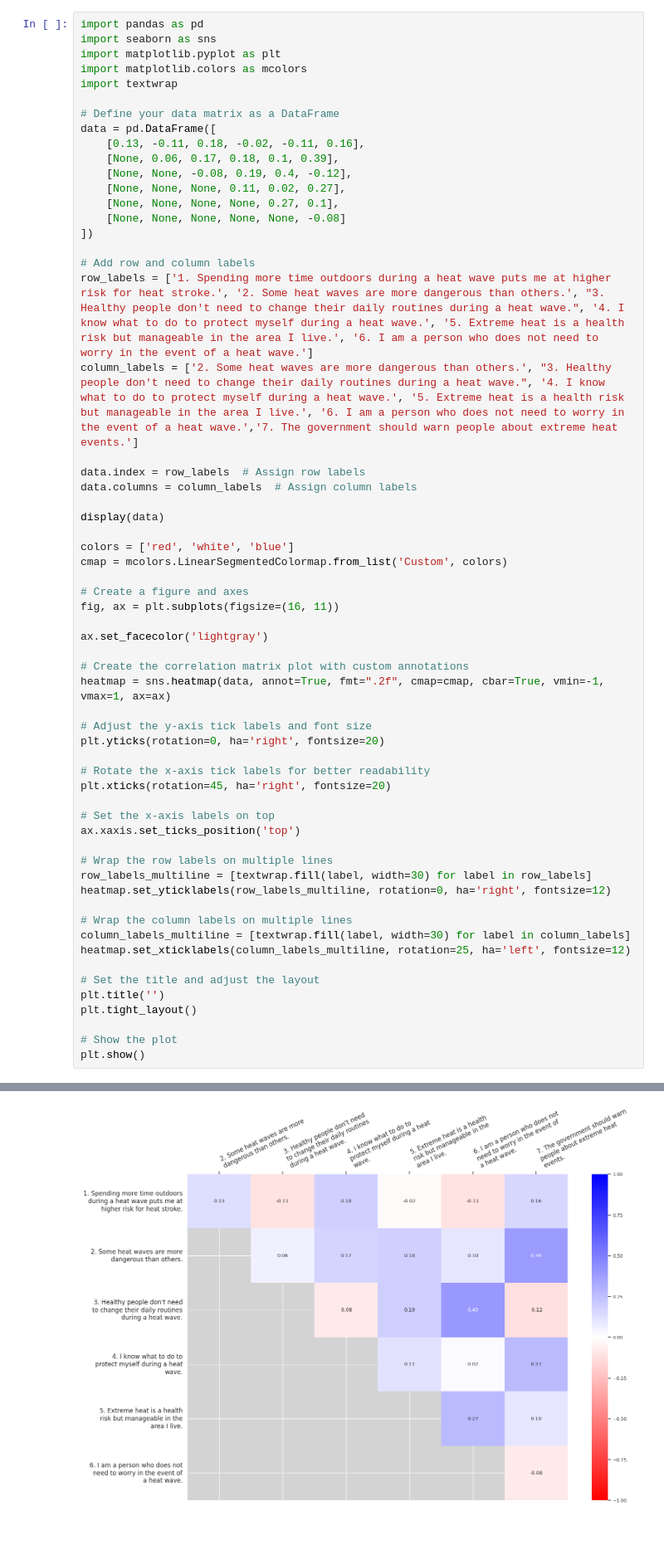
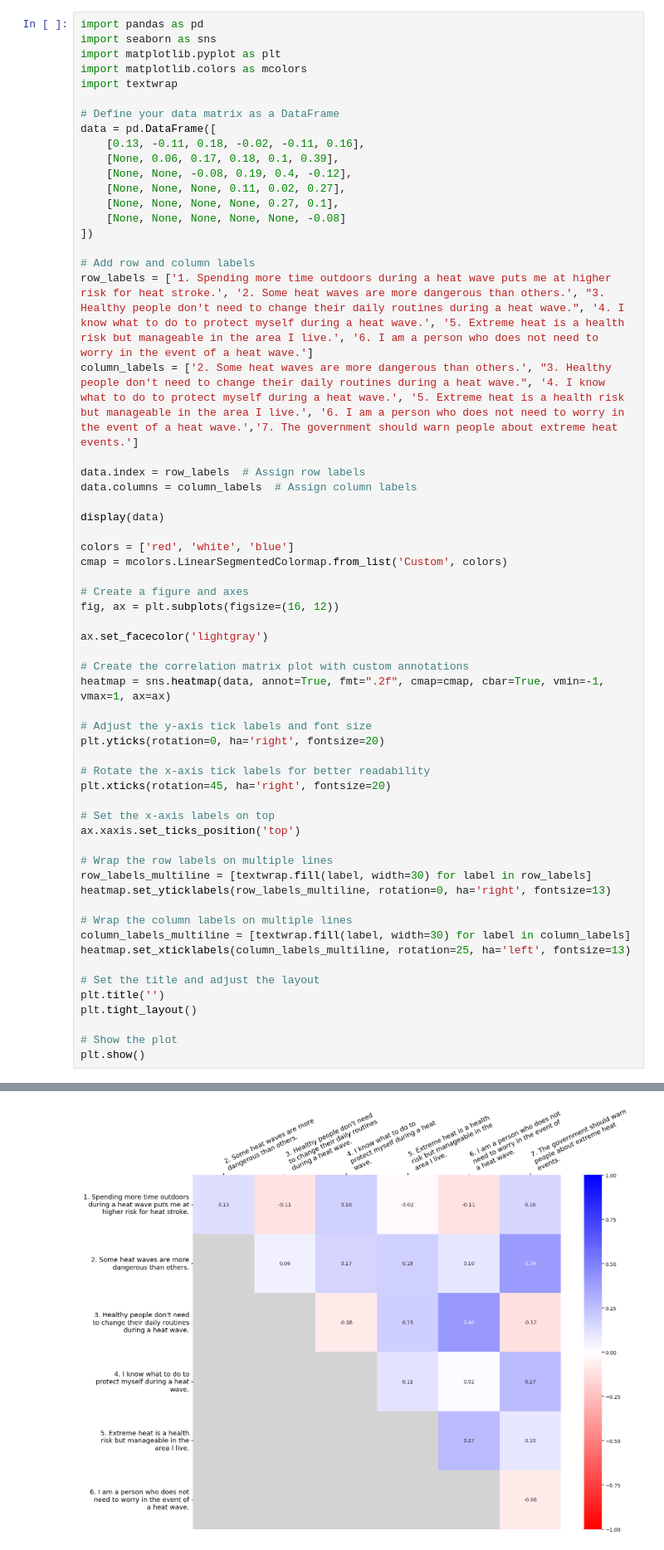
Before and after one commit to mfinke17/Python, a Jupyter notebook: AR_JM_corrheatmap.ipynb, the cells around one changed output, grey strips where cells are left out. Shown at 83% size. Saved outputs shown, nothing was run; the diff lists cells and outputs as text.

```diff
--- a/AR_JM_corrheatmap.ipynb
+++ b/AR_JM_corrheatmap.ipynb
@@ -30,7 +30,7 @@ colors = ['red', 'white', 'blue']
 cmap = mcolors.LinearSegmentedColormap.from_list('Custom', colors)
 
 # Create a figure and axes
-fig, ax = plt.subplots(figsize=(16, 11))
+fig, ax = plt.subplots(figsize=(16, 12))
 
 ax.set_facecolor('lightgray')
 
@@ -39,33 +39,33 @@ heatmap = sns.heatmap(data, annot=True, fmt=".2f", cmap=cmap, cbar=True, vmin=-1
 
 # Adjust the y-axis tick labels and font size
 plt.yticks(rotation=0, ha='right', fontsize=20)
 
 # Rotate the x-axis tick labels for better readability
 plt.xticks(rotation=45, ha='right', fontsize=20)
 
 # Set the x-axis labels on top
 ax.xaxis.set_ticks_position('top')
 
 # Wrap the row labels on multiple lines
 row_labels_multiline = [textwrap.fill(label, width=30) for label in row_labels]
-heatmap.set_yticklabels(row_labels_multiline, rotation=0, ha='right', fontsize=12)
+heatmap.set_yticklabels(row_labels_multiline, rotation=0, ha='right', fontsize=13)
 
 # Wrap the column labels on multiple lines
 column_labels_multiline = [textwrap.fill(label, width=30) for label in column_labels]
-heatmap.set_xticklabels(column_labels_multiline, rotation=25, ha='left', fontsize=12)
+heatmap.set_xticklabels(column_labels_multiline, rotation=25, ha='left', fontsize=13)
 
 # Set the title and adjust the layout
 plt.title('')
 plt.tight_layout()
 
 # Show the plot
 plt.show()
 # %% [output]
 |  | 2. Some heat waves are more dange... | 3. Healthy people don't need to c... | 4. I know what to do to protect m... | 5. Extreme heat is a health risk ... | ... |
 | 1. Spending more time outdoors du... | 0.13 | -0.11 | 0.18 | -0.02 | ... |
 | 2. Some heat waves are more dange... | NaN | 0.06 | 0.17 | 0.18 | ... |
 | 3. Healthy people don't need to c... | NaN | NaN | -0.08 | 0.19 | ... |
 | 4. I know what to do to protect m... | NaN | NaN | NaN | 0.11 | ... |
 | 5. Extreme heat is a health risk ... | NaN | NaN | NaN | NaN | ... |
 | 6. I am a person who does not nee... | NaN | NaN | NaN | NaN | ... |
-[figure, old version]
+[figure, new version]
```
